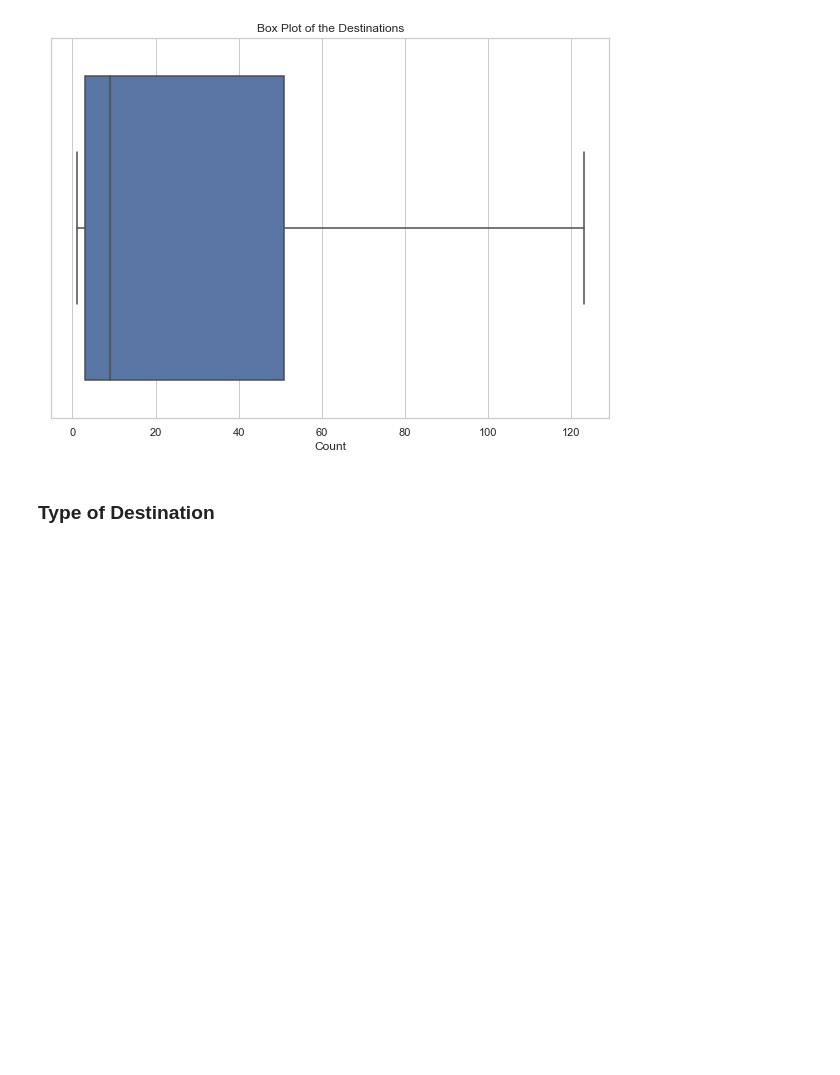
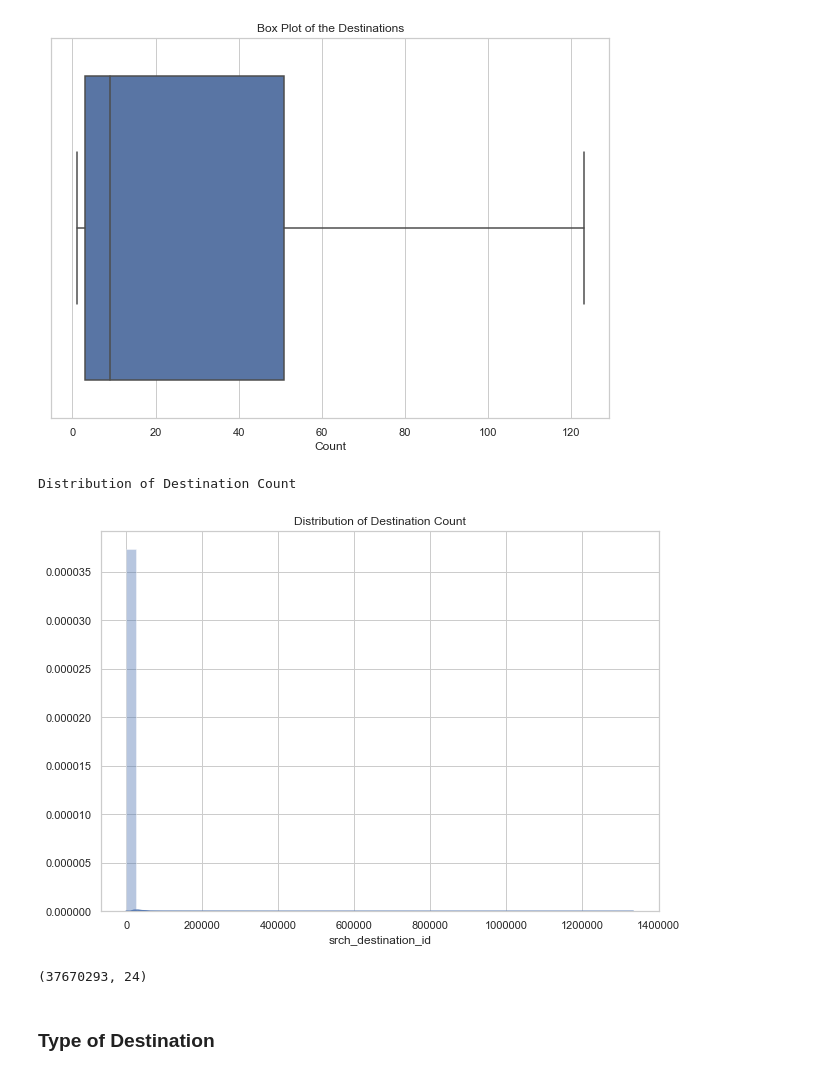
Before and after one commit to silvanabc/expedia-hotel-recommendations, a Jupyter notebook: Data Analysis.ipynb, the cells around one changed output. Saved outputs shown, nothing was run; the diff lists cells and outputs as text; code cells hidden in the pictures; blank space fills up the shorter version.

```diff
--- a/Hotel Recommendations.ipynb
+++ b/Data Analysis.ipynb
@@ -132,6 +179,18 @@ plt.xlabel('Count')
 plt.show()
 # %% [output]
 [figure]
+# %%
+print("Distribution of Destination Count")
+sns.distplot(expediaDF['srch_destination_id'].value_counts());
+plt.title("Distribution of Destination Count")
+plt.show()
+# %% [output]
+Distribution of Destination Count
+[figure, added]
+# %%
+expediaDF.shape
+# %% [output]
+(37670293, 24)
 # %% [markdown]
 ### Type of Destination
 # %%
```
Also changed, not shown: parts of 7 cells of this notebook, 2 other files.
